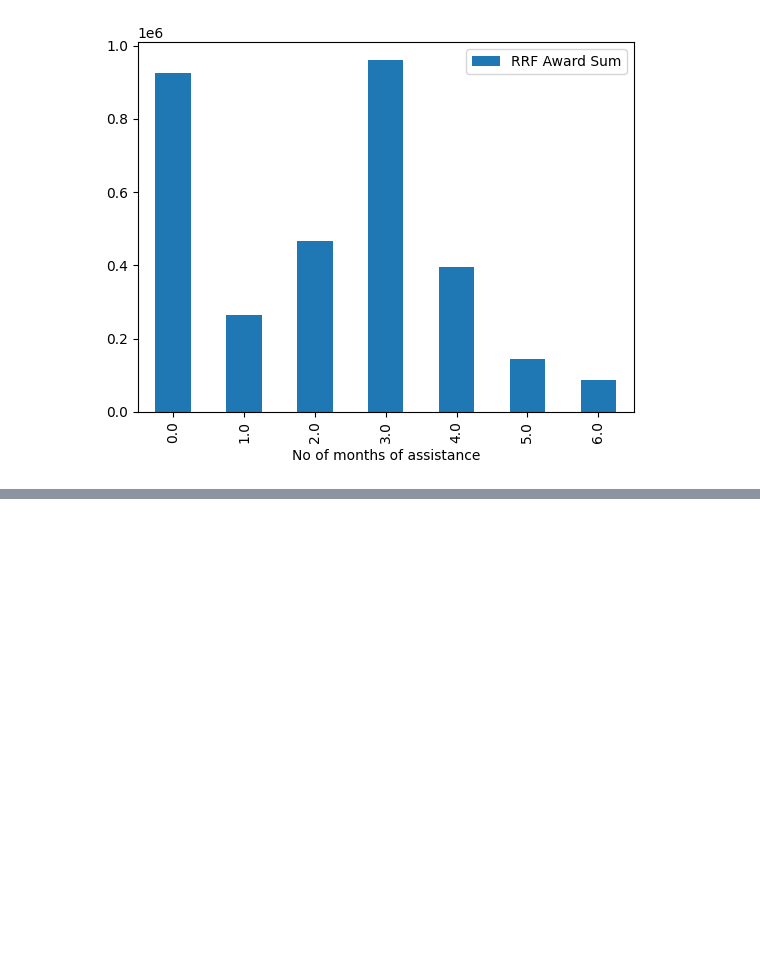
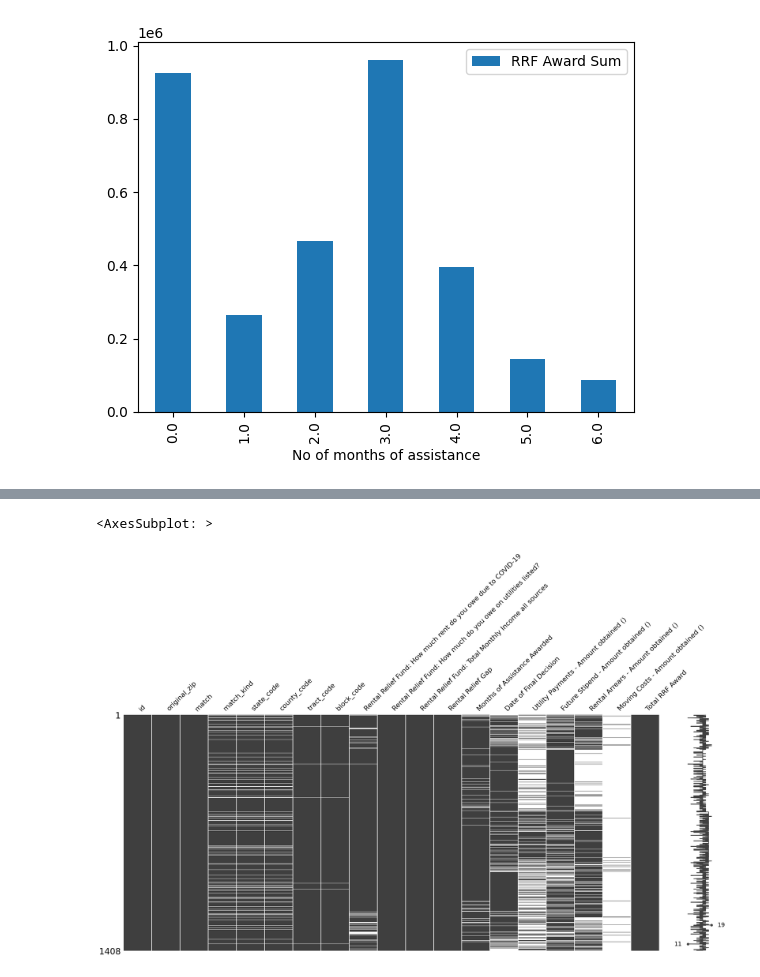
Before and after one commit to BU-Spark/ds-councilor-mejia-city-services, a Jupyter notebook: fall22-team-5/deliverables/deliverable1/RRF/RRF.ipynb, the cells around one changed output, grey strips where cells are left out. Drawn from its saved outputs; the diff is of its cells as text; code cells hidden in the pictures; blank space fills up the shorter version.

```diff
--- a/fall22-team-5/deliverables/deliverable1/RRF/RRF.ipynb
+++ b/fall22-team-5/deliverables/deliverable1/RRF/RRF.ipynb
@@ -244,0 +221,6 @@ Name: Business Name, dtype: int64
+# %%
+redacted_df1 = pd.read_csv("./redacted-Results-April21-Sept21.csv")
+print(redacted_df1.keys())
+redacted_df1 = redacted_df1.drop(['notes'], axis=1)
+print(redacted_df1.keys())
+redacted_df1
@@ -244,0 +258,5 @@ Name: Business Name, dtype: int64
+# %%
+msno.matrix(redacted_df1)
+# %% [output]
+<AxesSubplot: >
+[figure, added]
```
Also changed, not shown: parts of 8 cells of this notebook, 1 other file.
